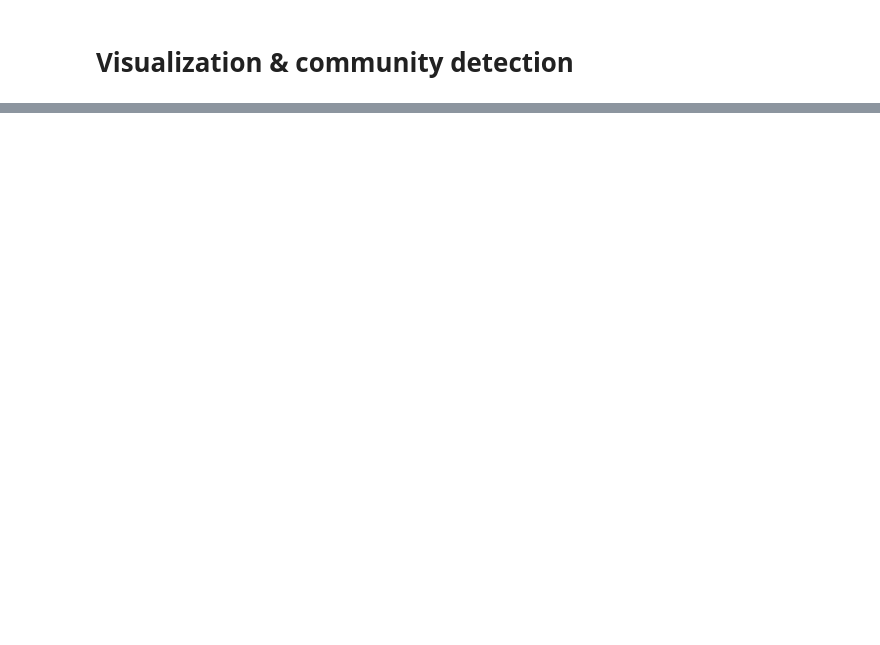
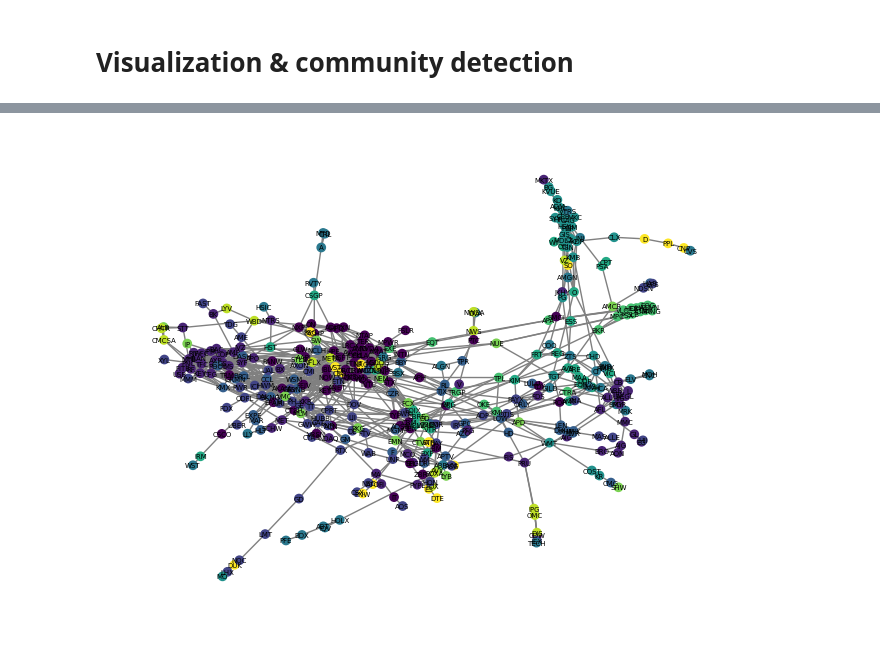
Before and after one commit to HSellis/INA-Project, a Jupyter notebook: community_detection.ipynb, the cells around one changed output, grey strips where cells are left out. Drawn from its saved outputs; the diff is of its cells as text; code cells hidden in the pictures; blank space fills up the shorter version.

```diff
--- a/community_detection.ipynb
+++ b/community_detection.ipynb
@@ -408,0 +95,4 @@ Looks like both the Sector and Sub-Industry values somewhat correspond with dete
+# %%
+plot_wiring_diagram(lcc, nx.forceatlas2_layout(lcc), algs["Known"](lcc), save_file=False)
+# %% [output]
+[figure, added]
```
Also changed, not shown: parts of 58 cells of this notebook, 1 other file.
